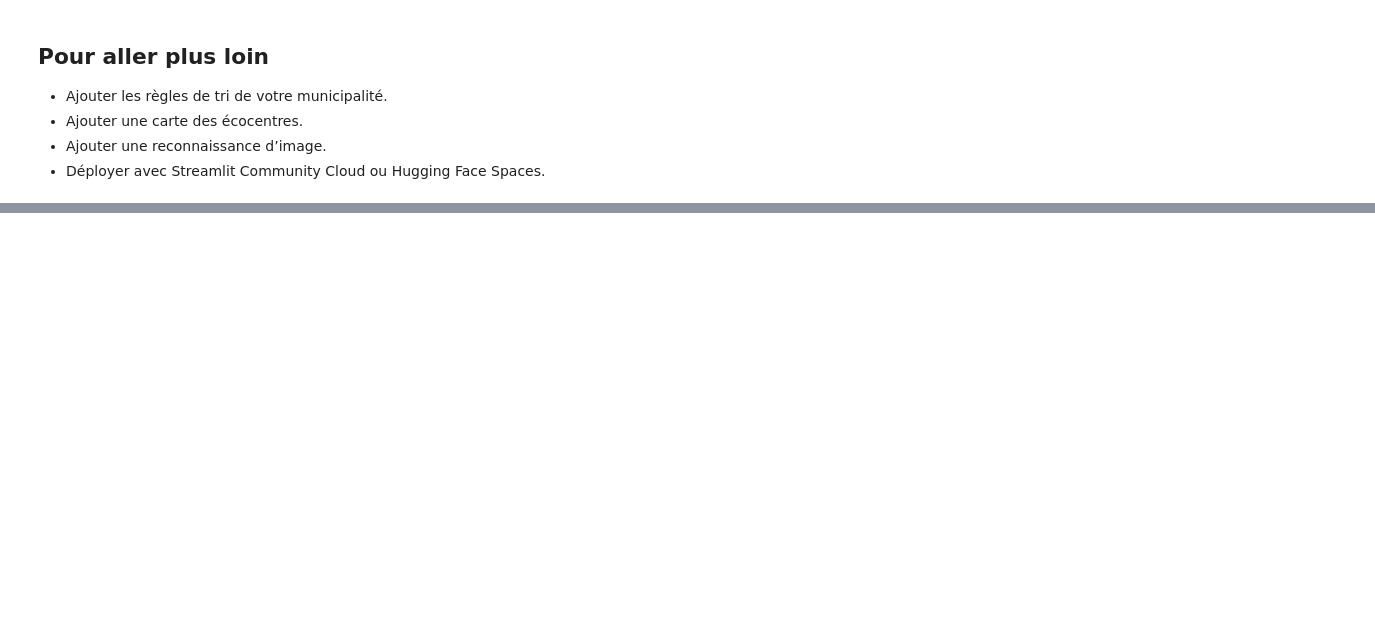
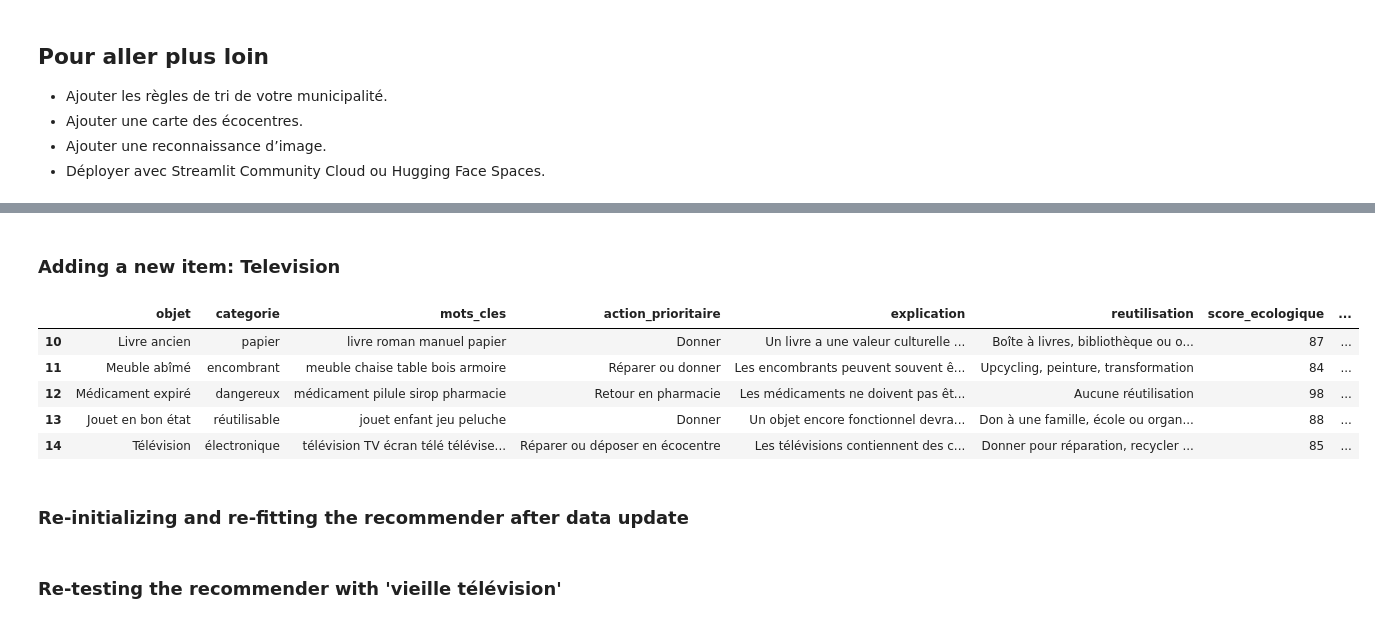
Before and after one commit to stephanietessier/IA-zero-dechet, a Jupyter notebook: IA_Zero_Dechet_Colab.ipynb, the cells around one changed output, grey strips where cells are left out. Saved outputs shown, nothing was run; the diff lists cells and outputs as text; code cells hidden in the pictures; blank space fills up the shorter version.

```diff
--- a/IA_Zero_Dechet_Colab.ipynb
+++ b/IA_Zero_Dechet_Colab.ipynb
@@ -56,0 +242,25 @@ recommander("manteau troué mais encore chaud")
+# %% [markdown]
+### Adding a new item: Television
+# %%
+new_tv_data = {
+    'objet': 'Télévision',
+    'categorie': 'électronique',
+    'mots_cles': 'télévision TV écran télé téléviseur image son',
+    'action_prioritaire': 'Réparer ou déposer en écocentre',
+    'explication': 'Les télévisions contiennent des composants électroniques qui doivent être traités spécialement pour éviter la pollution.',
+    'reutilisation': 'Donner pour réparation, recycler les composants électroniques spécifiques',
+    'score_ecologique': 85
+}
+
+df = pd.concat([df, pd.DataFrame([new_tv_data])], ignore_index=True)
+
+display(df.tail())
+# %% [output]
+|  | objet | categorie | mots_cles | action_prioritaire | explication | reutilisation | score_ecologique | ... |
+| 10 | Livre ancien | papier | livre roman manuel papier | Donner | Un livre a une valeur culturelle ... | Boîte à livres, bibliothèque ou o... | 87 | ... |
+| 11 | Meuble abîmé | encombrant | meuble chaise table bois armoire | Réparer ou donner | Les encombrants peuvent souvent ê... | Upcycling, peinture, transformation | 84 | ... |
+| 12 | Médicament expiré | dangereux | médicament pilule sirop pharmacie | Retour en pharmacie | Les médicaments ne doivent pas êt... | Aucune réutilisation | 98 | ... |
+| 13 | Jouet en bon état | réutilisable | jouet enfant jeu peluche | Donner | Un objet encore fonctionnel devra... | Don à une famille, école ou organ... | 88 | ... |
+| 14 | Télévision | électronique | télévision TV écran télé télévise... | Réparer ou déposer en écocentre | Les télévisions contiennent des c... | Donner pour réparation, recycler ... | 85 | ... |
+# %% [markdown]
+### Re-initializing and re-fitting the recommender after data update
@@ -56,0 +283,2 @@ recommander("manteau troué mais encore chaud")
+# %% [markdown]
+### Re-testing the recommender with 'vieille télévision'
```
Also changed, not shown: parts of 25 cells of this notebook.
